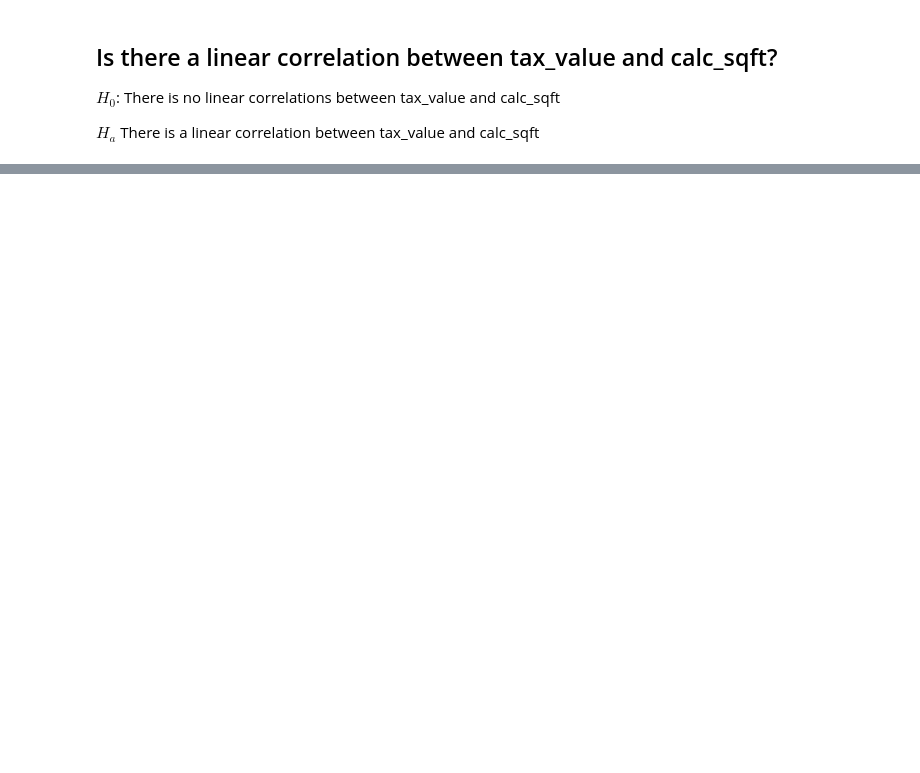
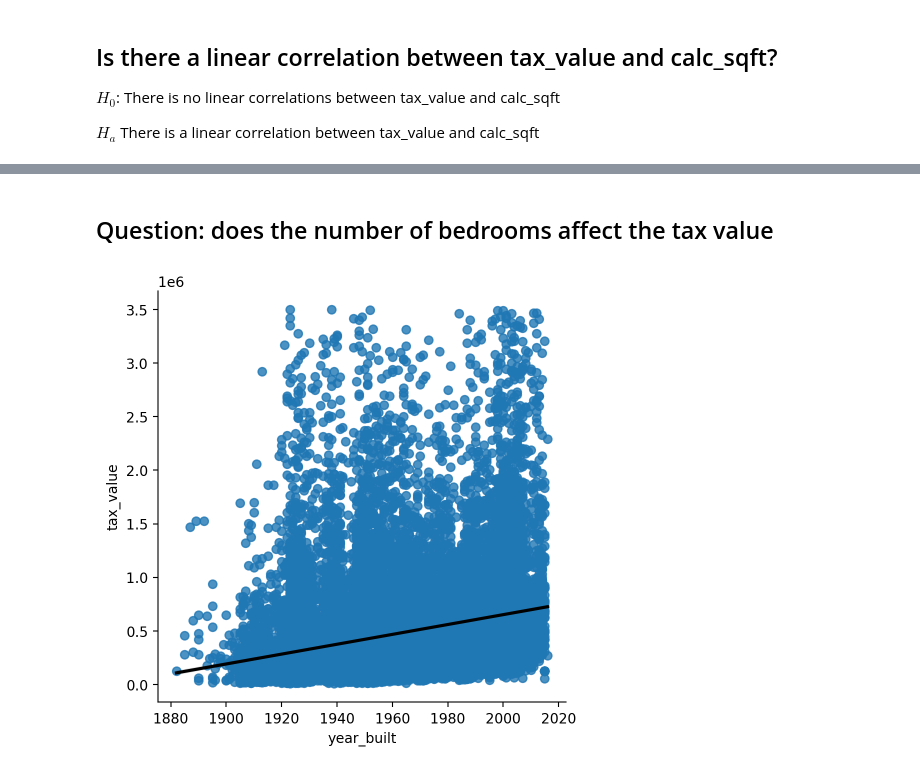
Before and after one commit to Is0metry/project3, a Jupyter notebook: final_report.ipynb, the cells around one changed output, grey strips where cells are left out. Drawn from its saved outputs; the diff is of its cells as text; code cells hidden in the pictures; blank space fills up the shorter version.

```diff
--- a/final_report.ipynb
+++ b/final_report.ipynb
@@ -93,0 +138,7 @@ ex.lat_long(train)
+# %% [markdown]
+## Question: does the number of bedrooms affect the tax value
+# %%
+reload(ex)
+ex.year_v_tax_value(train)
+# %% [output]
+[figure, added]
```
Also changed, not shown: parts of 21 cells of this notebook.
